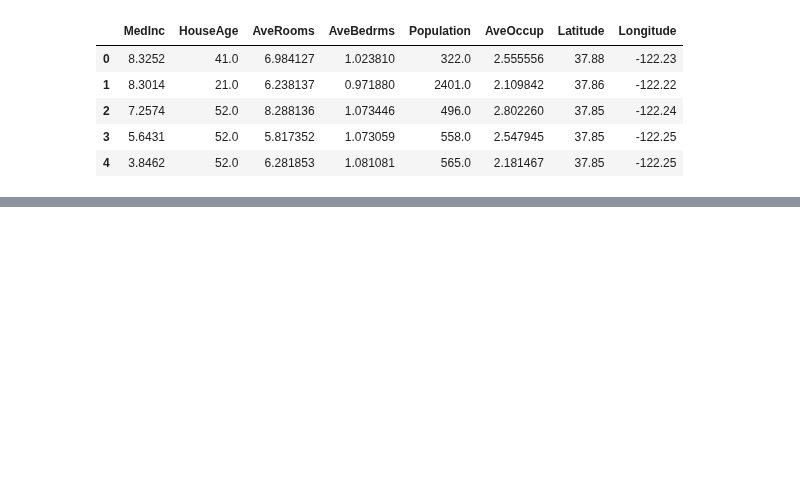
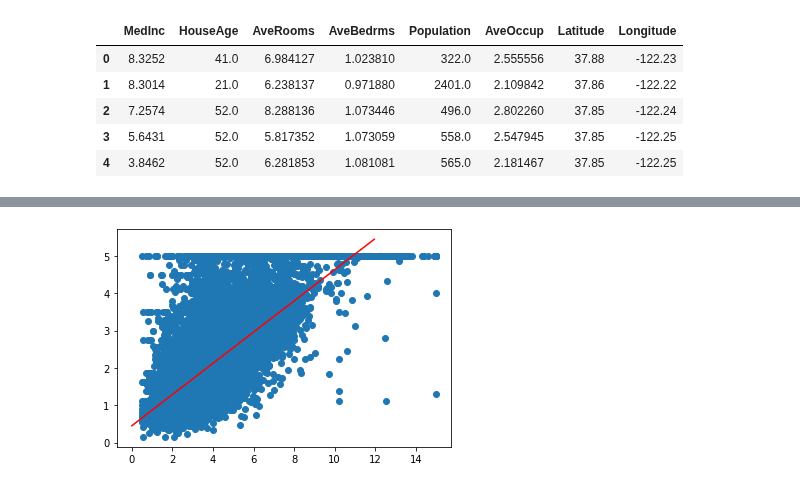
Before and after one commit to arthurh0812/MachineLearning, a Jupyter notebook: Chapter_5/linear_regression.ipynb, the cells around one changed output, grey strips where cells are left out. Drawn from its saved outputs; the diff is of its cells as text; code cells hidden in the pictures; blank space fills up the shorter version.

```diff
--- a/Chapter_5/linear_regression.ipynb
+++ b/Chapter_5/linear_regression.ipynb
@@ -22,0 +94,9 @@ df.head(5)
+# %%
+x_axis = np.arange(start=0, stop=12, step=0.05)
+y_preds = regr.predict(x_axis)
+
+plt.scatter(x_train, y_train)
+plt.plot(x_axis, y_preds, color="red")
+plt.show()
+# %% [output]
+[figure, added]
```
Also changed, not shown: parts of 5 cells of this notebook.
